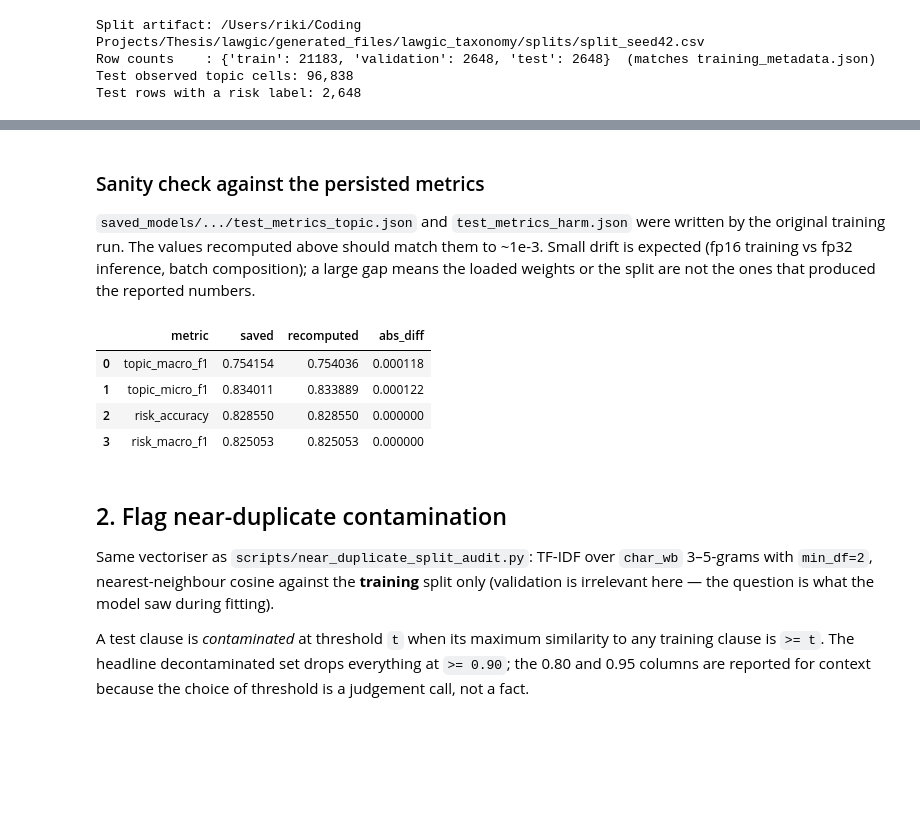
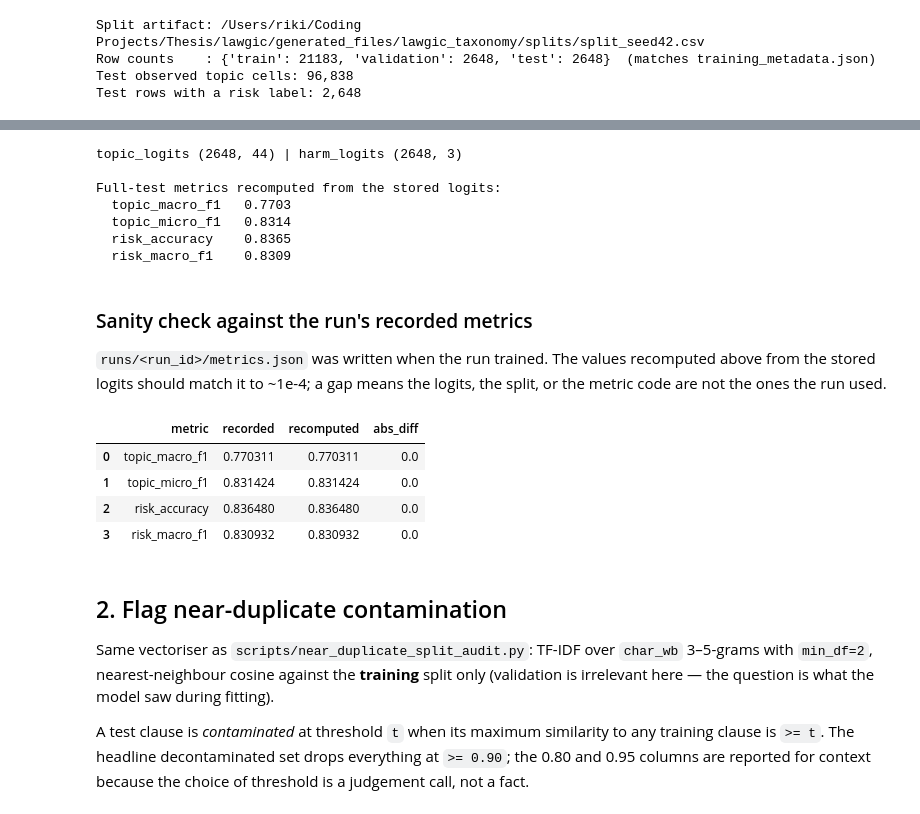
Before and after one commit to riki-11/lawgic, a Jupyter notebook: notebooks/evaluation/01_decontaminated_eval.ipynb, the cells around one changed output, grey strips where cells are left out. Saved outputs shown, nothing was run; the diff lists cells and outputs as text; code cells hidden in the pictures; blank space fills up the shorter version.

```diff
--- a/notebooks/evaluation/01_decontaminated_eval.ipynb
+++ b/notebooks/evaluation/01_decontaminated_eval.ipynb
@@ -133,33 +100,56 @@ Full-test metrics recomputed from the checkpoint:
+# %%
+RUN_ID = "legal-bert-base-uncased__seed2024__dual"
+
+RUNS_DIR = PROJECT_ROOT / "generated_files/lawgic_taxonomy/runs"
+payload = np.load(RUNS_DIR / RUN_ID / "test_logits.npz")
+
+topic_logits, harm_logits = payload["topic_logits"], payload["harm_logits"]
+assert np.array_equal(payload["row_id"], test_frame["row_id"].to_numpy()), (
+    "run logits are not in the persisted test-split order"
+)
+for key, frame_key in (("labels", "labels"), ("label_masks", "label_masks"),
+                       ("harm_labels", "harm_labels"), ("harm_masks", "harm_masks")):
+    assert np.array_equal(payload[key], test_arrays[frame_key]), f"stored {key} drifted from the split"
+
+print(f"topic_logits {topic_logits.shape} | harm_logits {harm_logits.shape}")
+
+reference = core.all_metrics(topic_logits, harm_logits, test_arrays)
+print("\nFull-test metrics recomputed from the stored logits:")
+for key in core.HEADLINE_METRICS:
+    print(f"  {key:16s} {reference[key]:.4f}")
+# %% [output]
+topic_logits (2648, 44) | harm_logits (2648, 3)
+
+Full-test metrics recomputed from the stored logits:
+  topic_macro_f1   0.7703
+  topic_micro_f1   0.8314
+  risk_accuracy    0.8365
+  risk_macro_f1    0.8309
 # %% [markdown]
-### Sanity check against the persisted metrics
+### Sanity check against the run's recorded metrics
 
-`saved_models/.../test_metrics_topic.json` and `test_metrics_harm.json` were written by
-the original training run. The values recomputed above should match them to ~1e-3. Small
-drift is expected (fp16 training vs fp32 inference, batch composition); a large gap means
-the loaded weights or the split are not the ones that produced the reported numbers.
+`runs/<run_id>/metrics.json` was written when the run trained. The values recomputed
+above from the stored logits should match it to ~1e-4; a gap means the logits, the split,
+or the metric code are not the ones the run used.
-# %%
-saved_topic = json.loads((core.CHECKPOINT_DIR / "test_metrics_topic.json").read_text())["test_results"]
-saved_harm = json.loads((core.CHECKPOINT_DIR / "test_metrics_harm.json").read_text())
-
-comparison = pd.DataFrame(
-    [
-        {"metric": "topic_macro_f1", "saved": saved_topic.get("eval_macro_f1"), "recomputed": reference["topic_macro_f1"]},
-        {"metric": "topic_micro_f1", "saved": saved_topic.get("eval_micro_f1"), "recomputed": reference["topic_micro_f1"]},
-        {"metric": "risk_accuracy", "saved": saved_harm.get("harm_accuracy"), "recomputed": reference["risk_accuracy"]},
-        {"metric": "risk_macro_f1", "saved": saved_harm.get("harm_macro_f1"), "recomputed": reference["risk_macro_f1"]},
-    ]
-)
-comparison["abs_diff"] = (comparison["saved"] - comparison["recomputed"]).abs()
-display(comparison)
-
-if comparison["abs_diff"].max() > 0.01:
-    print("\nWARNING: recomputed metrics drift >0.01 from the saved ones. Investigate before reporting.")
-# %% [output]
-|  | metric | saved | recomputed | abs_diff |
-| 0 | topic_macro_f1 | 0.754154 | 0.754036 | 0.000118 |
-| 1 | topic_micro_f1 | 0.834011 | 0.833889 | 0.000122 |
-| 2 | risk_accuracy | 0.828550 | 0.828550 | 0.000000 |
-| 3 | risk_macro_f1 | 0.825053 | 0.825053 | 0.000000 |
+# %%
+recorded = json.loads((RUNS_DIR / RUN_ID / "metrics.json").read_text())
+
+comparison = pd.DataFrame(
+    [
+        {"metric": m, "recorded": recorded[m], "recomputed": reference[m]}
+        for m in core.HEADLINE_METRICS
+    ]
+)
+comparison["abs_diff"] = (comparison["recorded"] - comparison["recomputed"]).abs()
+display(comparison)
+
+assert comparison["abs_diff"].max() < 1e-3, "recomputed metrics drift from the recorded run; investigate before reporting"
+# %% [output]
+|  | metric | recorded | recomputed | abs_diff |
+| 0 | topic_macro_f1 | 0.770311 | 0.770311 | 0.0 |
+| 1 | topic_micro_f1 | 0.831424 | 0.831424 | 0.0 |
+| 2 | risk_accuracy | 0.836480 | 0.836480 | 0.0 |
+| 3 | risk_macro_f1 | 0.830932 | 0.830932 | 0.0 |
 # %% [markdown]
 ## 2. Flag near-duplicate contamination
 
```
Also changed, not shown: parts of 7 cells of this notebook, 8 other files.
